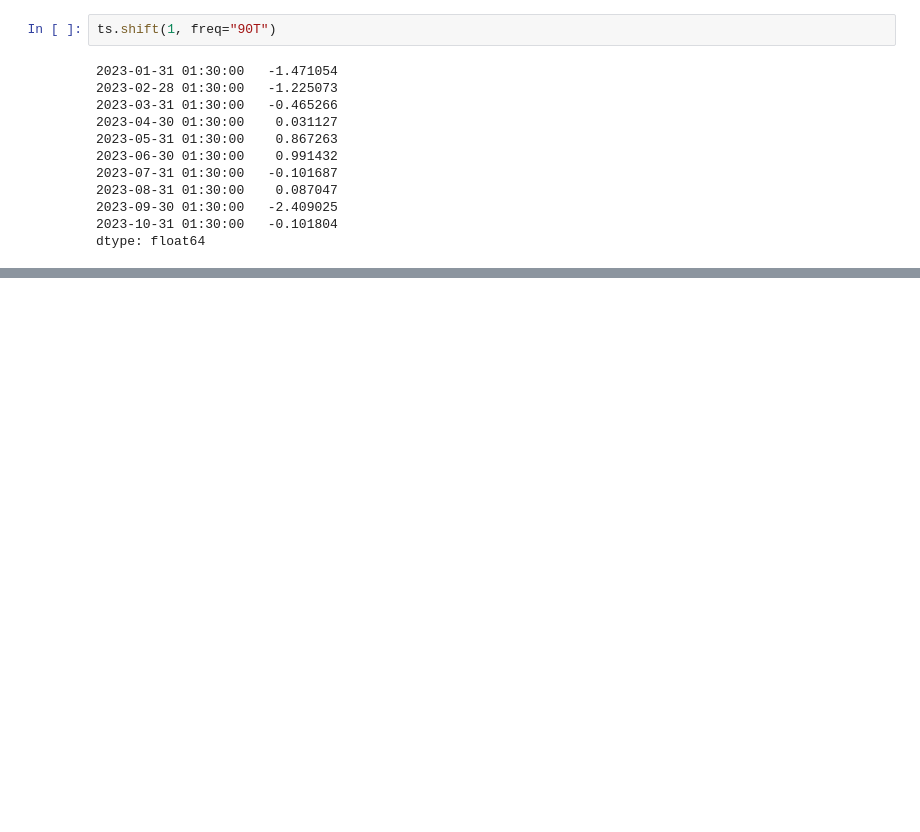
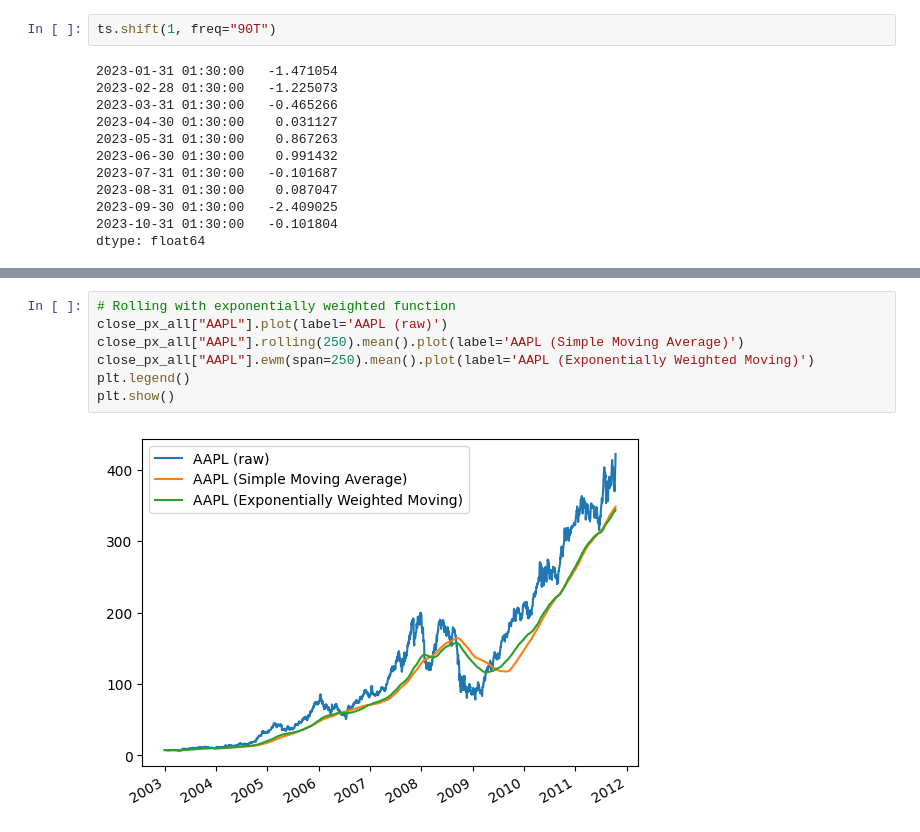
Before and after one commit to xiangshiyin/data-programming-with-python, a Jupyter notebook: 2023-fall/2023-10-10/notebook/code_demo.ipynb, the cells around one changed output, grey strips where cells are left out. Cells and saved outputs as stored; diff of their text form; blank space fills up the shorter version.

```diff
--- a/2023-fall/2023-10-10/notebook/code_demo.ipynb
+++ b/2023-fall/2023-10-10/notebook/code_demo.ipynb
@@ -526,0 +903,9 @@ dtype: float64
+# %%
+# Rolling with exponentially weighted function
+close_px_all["AAPL"].plot(label='AAPL (raw)')
+close_px_all["AAPL"].rolling(250).mean().plot(label='AAPL (Simple Moving Average)')
+close_px_all["AAPL"].ewm(span=250).mean().plot(label='AAPL (Exponentially Weighted Moving)')
+plt.legend()
+plt.show()
+# %% [output]
+[figure, added]
```
Also changed, not shown: parts of 41 cells of this notebook, 1 other file.
